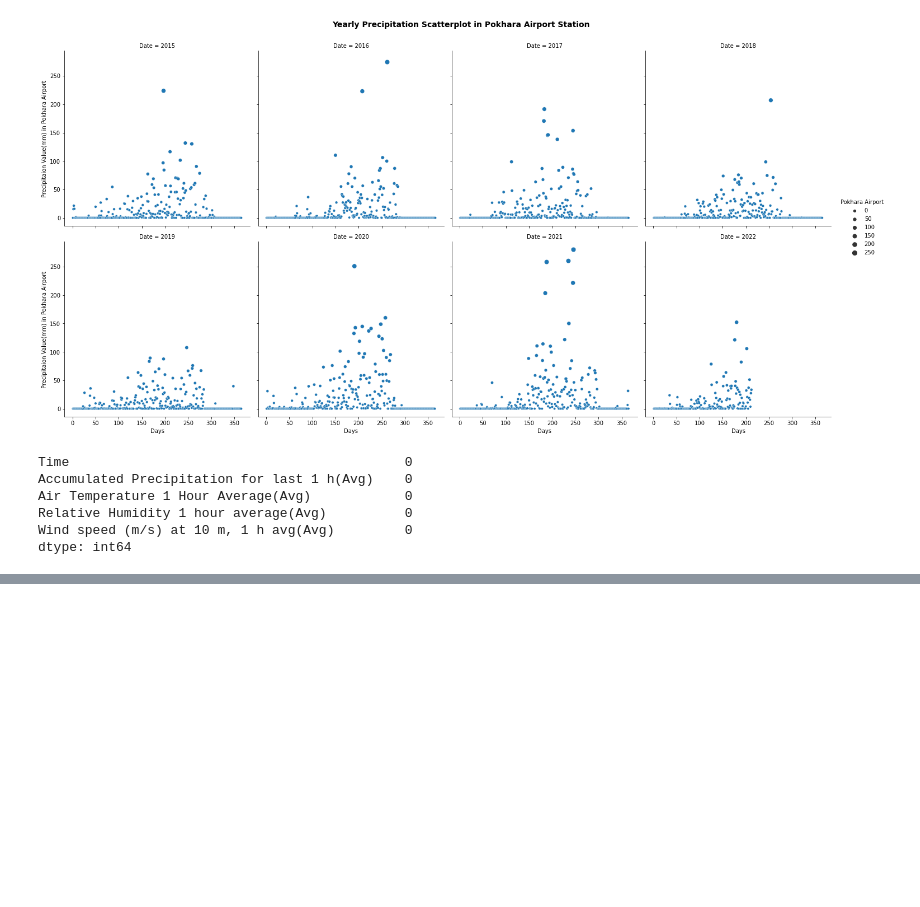
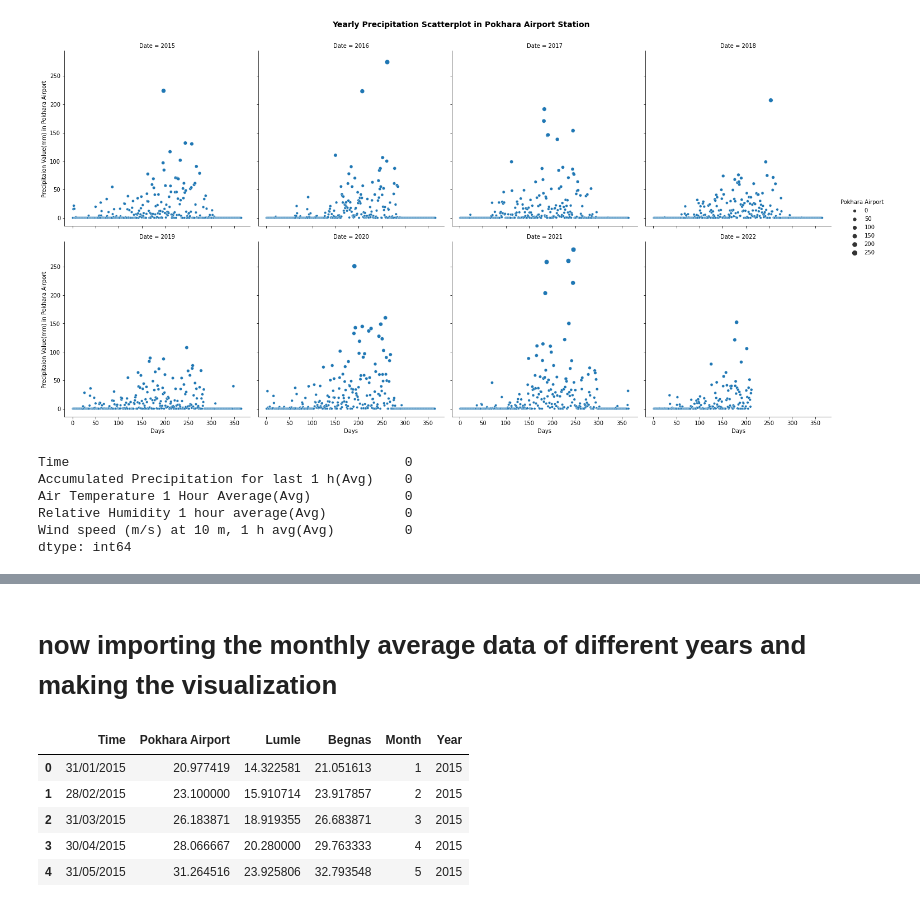
Before and after one commit to supathdhitalGEO/Weather-Forecasting, a Jupyter notebook: visualization/visualization.ipynb, the cells around one changed output, grey strips where cells are left out. Cells and saved outputs as stored; diff of their text form; code cells hidden in the pictures; blank space fills up the shorter version.

```diff
--- a/visualization/visualization.ipynb
+++ b/visualization/visualization.ipynb
@@ -168,0 +235,12 @@ yearly=y.reset_index()
+# %% [markdown]
+# now importing the monthly average data of different years  and making the visualization
+# %%
+t=pd.read_csv('./MonthlyMaxAvgTemp.csv')
+t.head()
+# %% [output]
+|  | Time | Pokhara Airport | Lumle | Begnas | Month | Year |
+| 0 | 31/01/2015 | 20.977419 | 14.322581 | 21.051613 | 1 | 2015 |
+| 1 | 28/02/2015 | 23.100000 | 15.910714 | 23.917857 | 2 | 2015 |
+| 2 | 31/03/2015 | 26.183871 | 18.919355 | 26.683871 | 3 | 2015 |
+| 3 | 30/04/2015 | 28.066667 | 20.280000 | 29.763333 | 4 | 2015 |
+| 4 | 31/05/2015 | 31.264516 | 23.925806 | 32.793548 | 5 | 2015 |
```
Also changed, not shown: parts of 17 cells of this notebook, 8 other files.
